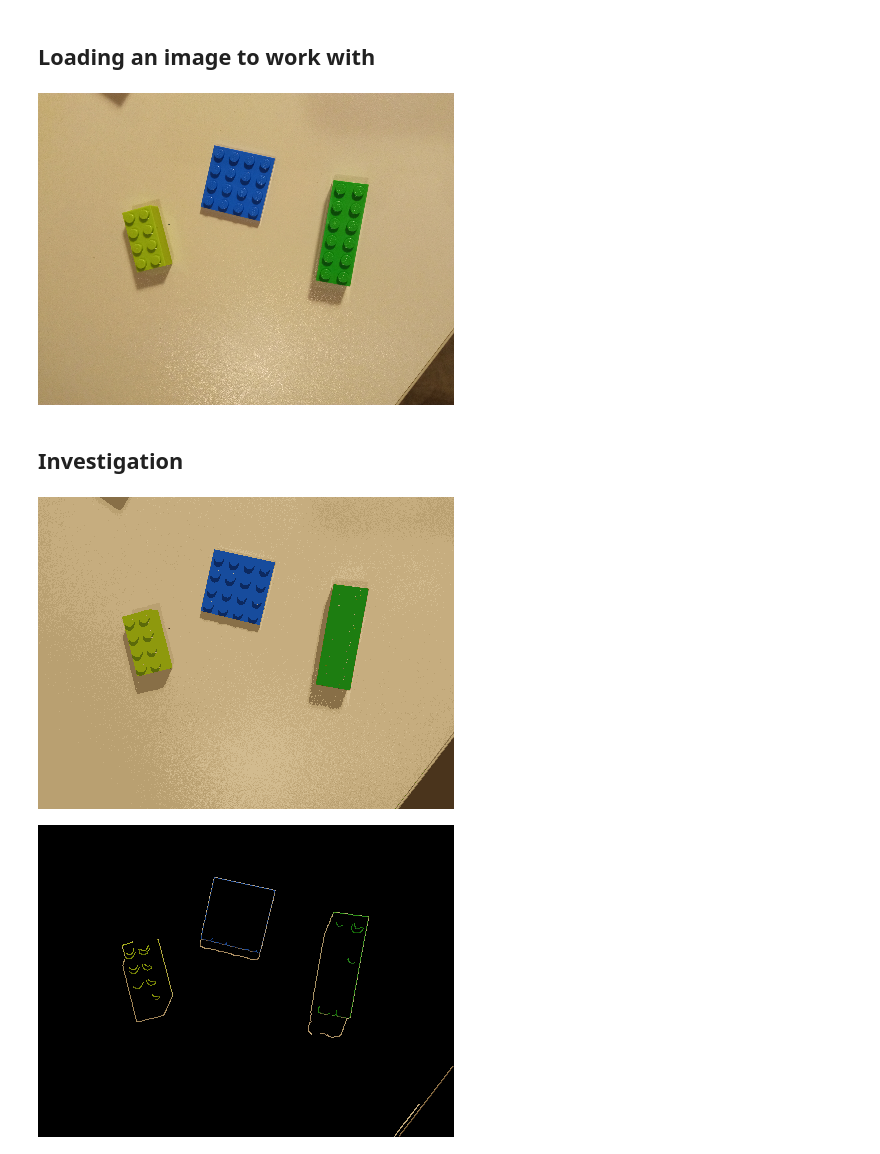
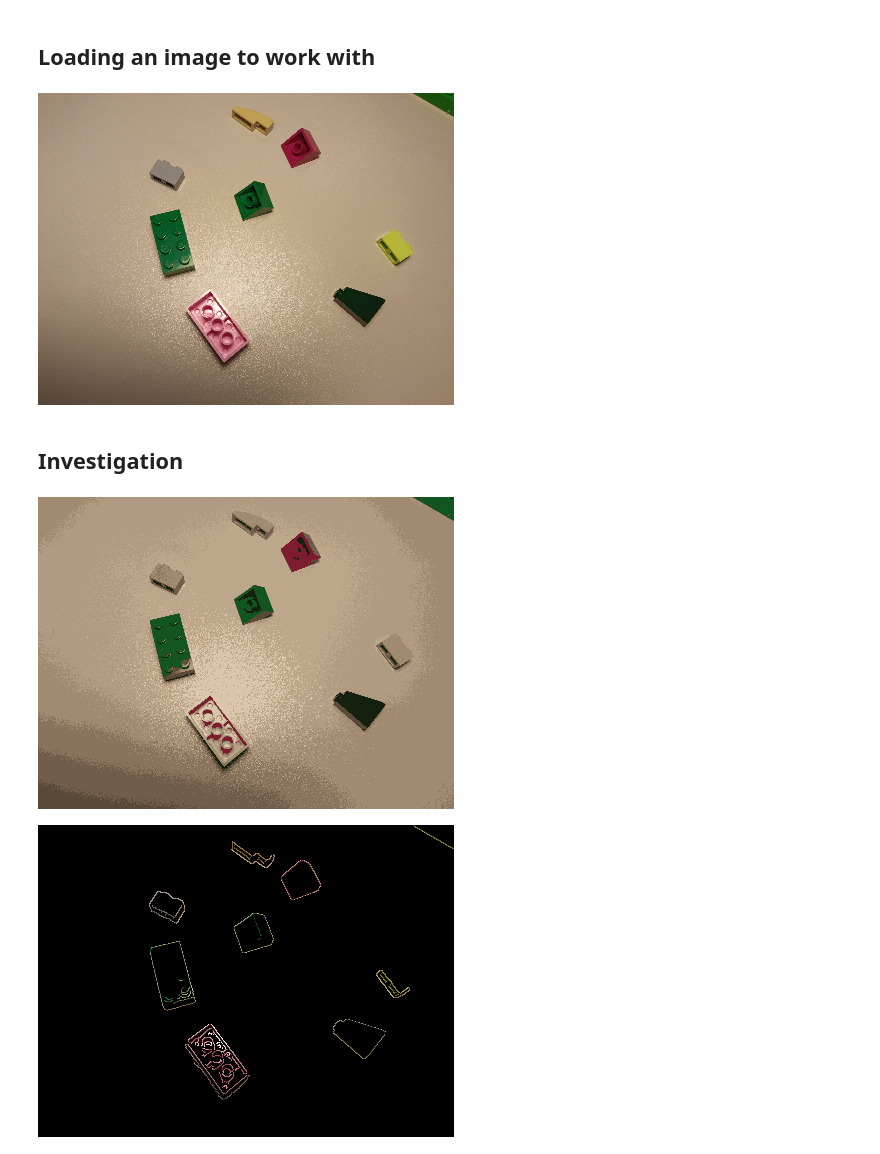
Before and after one commit to m21ark/vc_t1, a Jupyter notebook: mark.ipynb, the cells around one changed output. Drawn from its saved outputs; the diff is of its cells as text; code cells hidden in the pictures.

```diff
--- a/mark.ipynb
+++ b/mark.ipynb
@@ -14,11 +14,11 @@ from scripts.edges import *
 # %% [markdown]
 ## Loading an image to work with
 # %%
-img = loadImage(16)
+img = loadImage(11)
 
 render(img)
 # %% [output]
-[figure, old version]
+[figure, new version]
 # %%
 #convert img to rgb from bgr
 #img = cv2.cvtColor(img, cv2.COLOR_BGR2RGB)
@@ -65,7 +65,7 @@ segmented_image = segmented_data.reshape((img.shape))
 
 render(segmented_image)
 # %% [output]
-[figure, old version]
+[figure, new version]
 # %%
 """ # Smooth the image using Gaussian blur
 blurred = cv2.GaussianBlur(img, (23, 23), 0)
@@ -124,7 +124,7 @@ edge_image = cv2.bitwise_and(img, edge_mask)
 
 render(edge_image)
 # %% [output]
-[figure, old version]
+[figure, new version]
 # %%
 # Find contours in the edge image
 contours, _ = cv2.findContours(edges, cv2.RETR_EXTERNAL, cv2.CHAIN_APPROX_SIMPLE)
```
Also changed, not shown: parts of 7 cells of this notebook.
